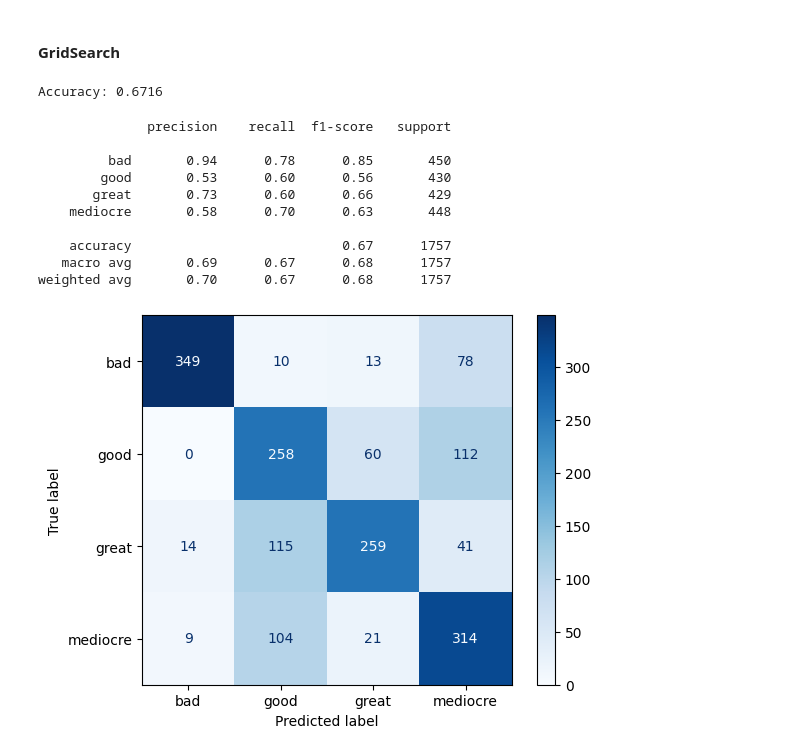
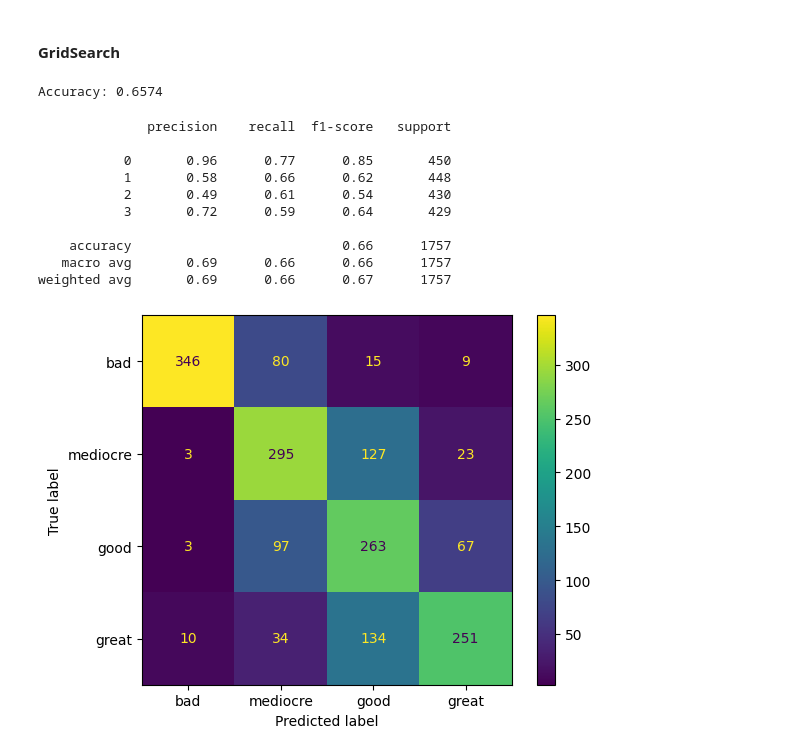
Before and after one commit to jkciesluk/explainable_ai, a Jupyter notebook: cart_tree.ipynb, the cells around one changed output. Drawn from its saved outputs; the diff is of its cells as text; code cells hidden in the pictures.

Commit message:
Fix confusion matrixes in decision tree

```diff
--- a/cart_tree.ipynb
+++ b/cart_tree.ipynb
@@ -22,4 +23,10 @@ print(feat_names)
 # %%
 #print(df.info())
 #print(df.head())
+# %%
+# Encode categorical variables
+desired_order = ['bad', 'mediocre', 'good', 'great']
+label_encoder = LabelEncoder()
+label_encoder.classes_ = np.array(desired_order)
+df['category'] = label_encoder.transform(df['category'])
 # %%
@@ -164,7 +159,7 @@ random_search = RandomizedSearchCV(estimator=new_cart_tree,
                                    n_jobs=-1)
 
 
-random_search.fit(X_train, Y_train_encoded)
+random_search.fit(X_train, Y_train)
 
 best_params = random_search.best_params_
 best_score = random_search.best_score_
@@ -174,19 +169,19 @@ print("Best Cross-Validation Score:", best_score)
 
 #Output:
 #Fitting 5 folds for each of 432 candidates, totalling 2160 fits, 720 fits failed out of a total of 2160.
-#Best Parameters: {'min_samples_split': 2, 'min_samples_leaf': 2, 'max_features': 'sqrt', 'max_depth': 40, 'criterion': 'entropy'}
-#Best Cross-Validation Score: 0.543764041246716
+#Best Parameters: {'min_samples_split': 10, 'min_samples_leaf': 4, 'max_features': 'sqrt', 'max_depth': None, 'criterion': 'gini'}
+#Best Cross-Validation Score: 0.5776281619697989
 """
 # %% [output]
 '\nfrom sklearn.model_selection import RandomizedSearchCV\n\nnew_cart_tree = DecisionTreeClassifier(random_state=seed)\n\n\nparam_grid = {\n    \'criterion\': [\'gini\', \'entropy\'],  # Split quality ...
 # %%
 # Best parameters from RandomizedSearchCV wrapper output
 best_params = {
-    'criterion': 'entropy',
-    'max_depth': 30,
+    'criterion': 'gini',
+    'max_depth': None,
     'max_features': 'sqrt',
-    'min_samples_leaf': 1,
-    'min_samples_split': 2
+    'min_samples_leaf': 4,
+    'min_samples_split': 10
 }
 
 new_cart_tree = DecisionTreeClassifier(random_state=seed, **best_params)
@@ -236,9 +231,9 @@ grid_search = GridSearchCV(
     n_jobs=-1
 )
 # %%
-#grid_search.fit(X_train, Y_train_encoded)
+grid_search.fit(X_train, Y_train)
 
-#print("Best parameters:", grid_search.best_params_)
+print("Best parameters:", grid_search.best_params_)
 
 #Output:
 #~36min
@@ -264,29 +259,29 @@ accuracy = accuracy_score(Y_test, Y_pred_best)
 
 print(f'Accuracy: {accuracy:.4f}')
 # %% [output]
-Accuracy: 0.6716
+Accuracy: 0.6574
 # %%
 print(classification_report(Y_test, Y_pred_best))
 # %% [output]
               precision    recall  f1-score   support
 
-         bad       0.94      0.78      0.85       450
-        good       0.53      0.60      0.56       430
-       great       0.73      0.60      0.66       429
-    mediocre       0.58      0.70      0.63       448
+           0       0.96      0.77      0.85       450
+           1       0.58      0.66      0.62       448
+           2       0.49      0.61      0.54       430
+           3       0.72      0.59      0.64       429
 
-    accuracy                           0.67      1757
-   macro avg       0.69      0.67      0.68      1757
-weighted avg       0.70      0.67      0.68      1757
+    accuracy                           0.66      1757
+   macro avg       0.69      0.66      0.66      1757
+weighted avg       0.69      0.66      0.67      1757
 # %%
 # Confusion matrix
 cm = confusion_matrix(Y_test, Y_pred_best)
 
-disp = ConfusionMatrixDisplay(confusion_matrix=cm, display_labels=class_names)
-disp.plot(cmap=plt.cm.Blues)
+disp = ConfusionMatrixDisplay(confusion_matrix=cm, display_labels=label_encoder.classes_)
+disp.plot()
 plt.show()
 # %% [output]
-[figure, old version]
+[figure, new version]
 # %%
 
 plt.figure(figsize=(30, 40))
```
Also changed, not shown: parts of 13 cells of this notebook, 1 other file.
